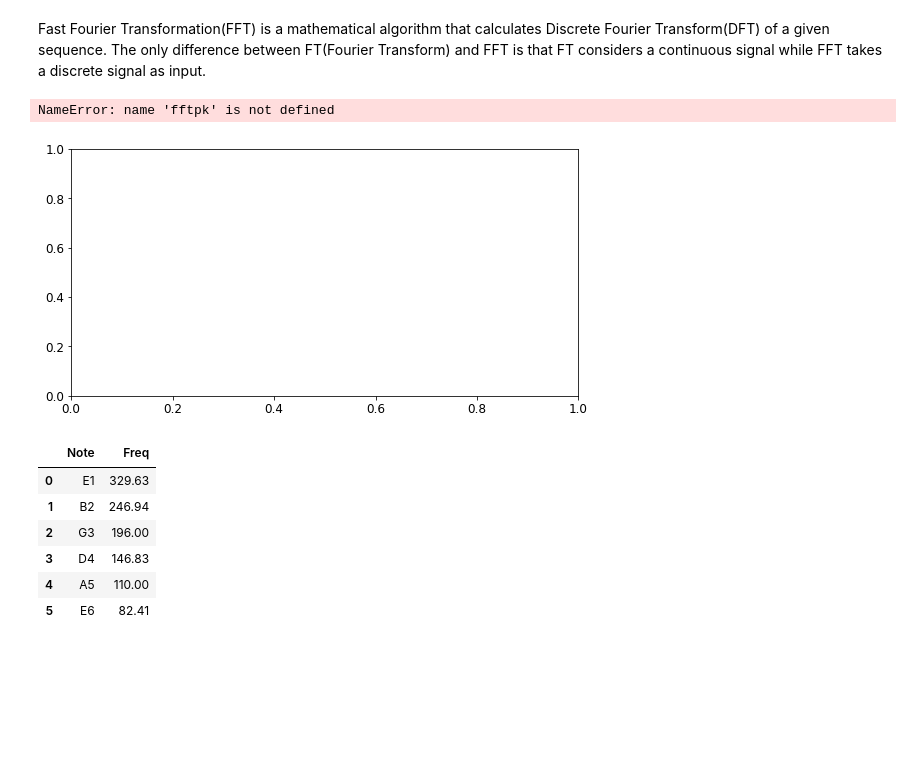
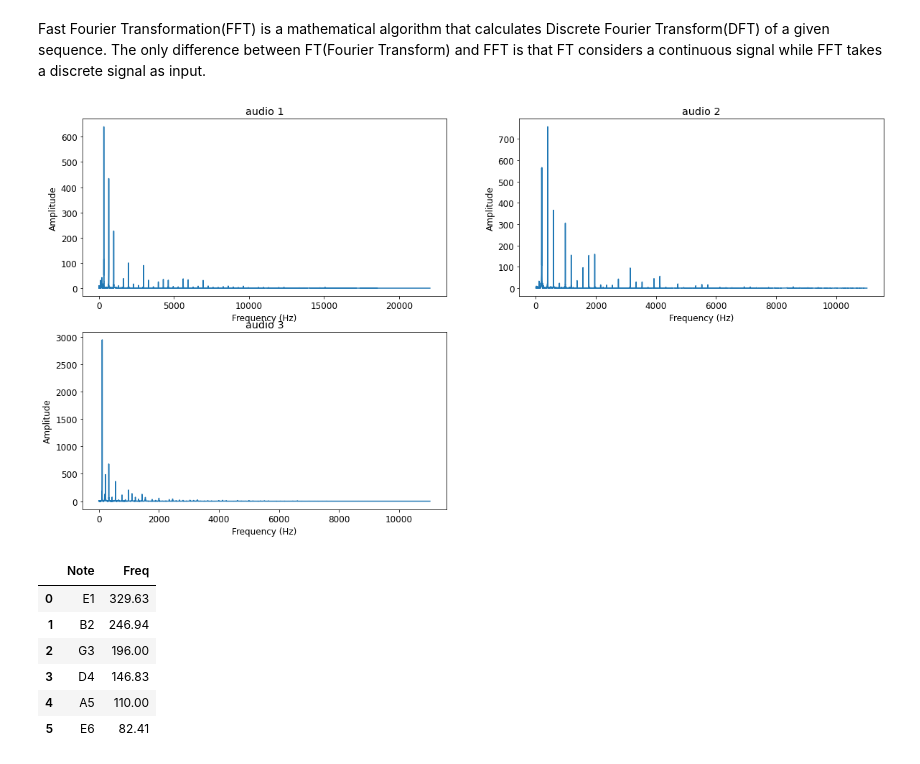
Before and after one commit to damounayman/Guitar-tuner, a Jupyter notebook: Guitar tuner.ipynb, the cells around one changed output. Cells and saved outputs as stored; diff of their text form; code cells hidden in the pictures; blank space fills up the shorter version.

```diff
--- a/Guitar tuner.ipynb
+++ b/Guitar tuner.ipynb
@@ -82,21 +82,20 @@ Fast Fourier Transformation(FFT) is a mathematical algorithm that calculates Dis
 # %%
 
 import numpy as np
 from matplotlib import pyplot as plt
 
 
 for i in range(3):
     plt.subplot(2, 2, i+1)
     FFT = abs(scipy.fft.fft(samples[i]))
-    freqs = fftpk.fftfreq(len(FFT), (1.0/sampling_rate[i]))
+    freqs = scipy.fftpack.fftfreq(len(FFT), (1.0/sampling_rate[i]))
     plt.plot(freqs[range(len(FFT)//2)], FFT[range(len(FFT)//2)])
     plt.xlabel('Frequency (Hz)')
     plt.ylabel('Amplitude')
     plt.title("audio %i" %(i+1))
 plt.show()
 # %% [output]
-NameError: name 'fftpk' is not defined
-[figure, old version]
+[figure, new version]
 # %%
 #list of notes
 #with their frequencies (in Hz)
```
